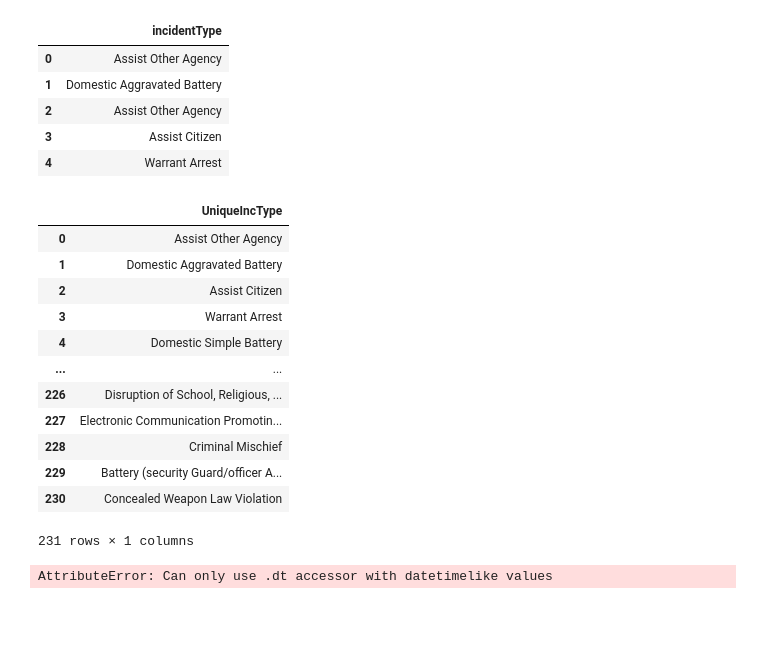
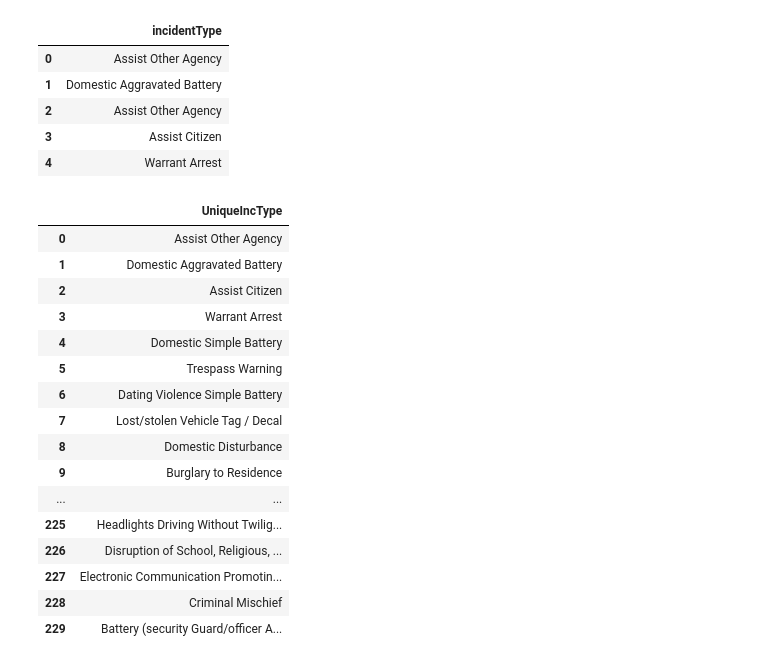
Before and after one commit to lawrencegoodwyn/FinalProject, a Jupyter notebook: CleaningDataGainesville_Crimes.ipynb, the cells around one changed output. Saved outputs shown, nothing was run; the diff lists cells and outputs as text; code cells hidden in the pictures; blank space fills up the shorter version.

Commit message:
Unique Values
Contains df.head(230) to display all unique values for call types.

```diff
--- a/CleaningDataGainesville_Crimes.ipynb
+++ b/CleaningDataGainesville_Crimes.ipynb
@@ -1,5 +1,6 @@
 # %%
 import pandas as pd
+pd.set_option("display.max_rows", None, "display.max_columns", None)
 # %%
 gainesville_crime_data = "C:/Users/szieg/Repositories/FinalProject/Gainesville_Crime/Gainesville_Crime.csv"
 # %%
@@ -99,26 +100,25 @@ InciType.head()
 | 4 | Warrant Arrest |
 # %%
 df = pd.DataFrame(gainesville_df.incidentType.unique(), columns=['UniqueIncType'])
-df
+df.head(230)
 # %% [output]
 |  | UniqueIncType |
 | 0 | Assist Other Agency |
 | 1 | Domestic Aggravated Battery |
 | 2 | Assist Citizen |
 | 3 | Warrant Arrest |
 | 4 | Domestic Simple Battery |
+| 5 | Trespass Warning |
+| 6 | Dating Violence Simple Battery |
+| 7 | Lost/stolen Vehicle Tag / Decal |
+| 8 | Domestic Disturbance |
+| 9 | Burglary to Residence |
 | ... | ... |
+| 225 | Headlights Driving Without Twilig... |
 | 226 | Disruption of School, Religious, ... |
 | 227 | Electronic Communication Promotin... |
 | 228 | Criminal Mischief |
 | 229 | Battery (security Guard/officer A... |
-| 230 | Concealed Weapon Law Violation |
-231 rows × 1 columns
-# %%
-gainesville_df['offenseDate'].dt.floor('d')
-gainesville_df.head()
-# %% [output]
-AttributeError: Can only use .dt accessor with datetimelike values
 # %%
 gainesville_df = pd.to_datetime(gainesville_df['offenseDate']).dt.date
 gainesville_df.head()
```
Also changed, not shown: parts of 1 cell of this notebook.
